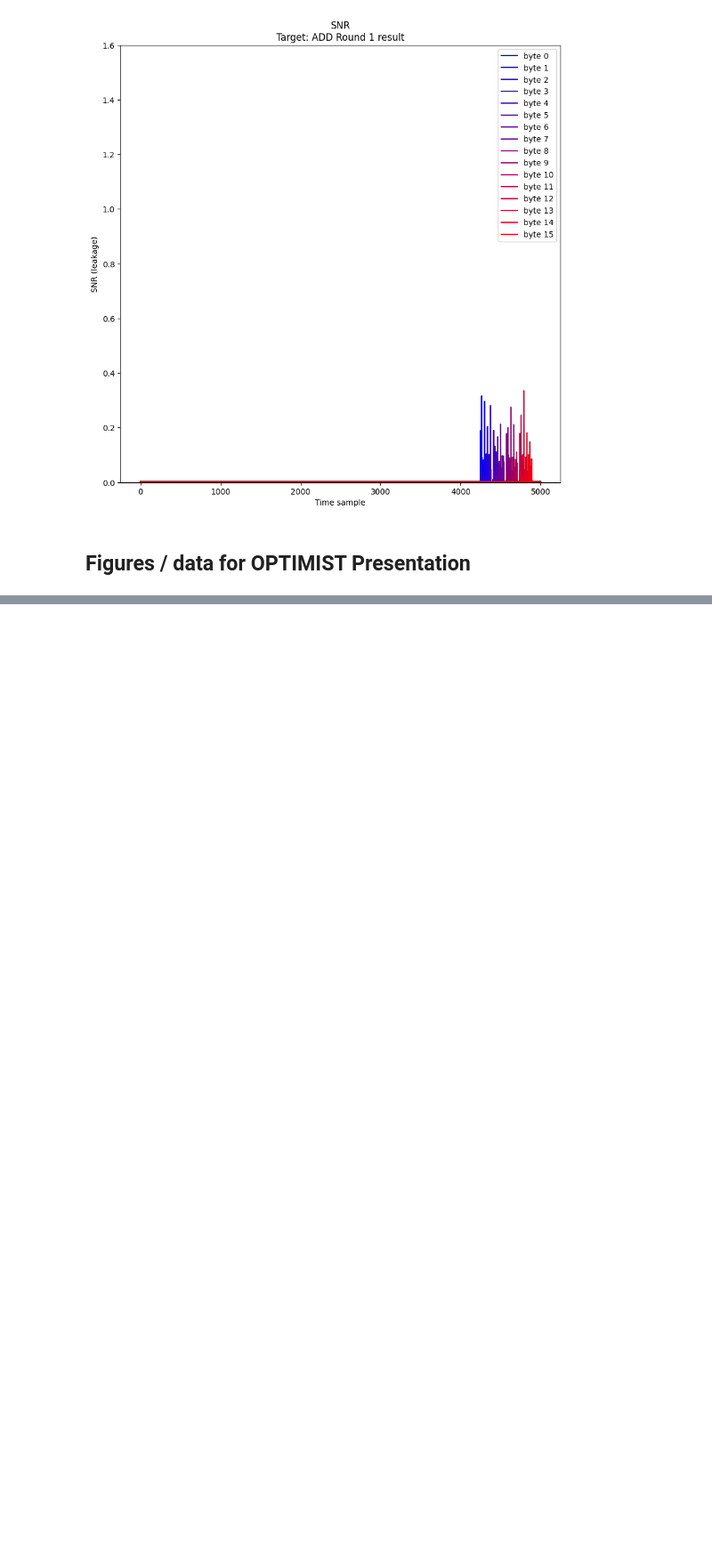
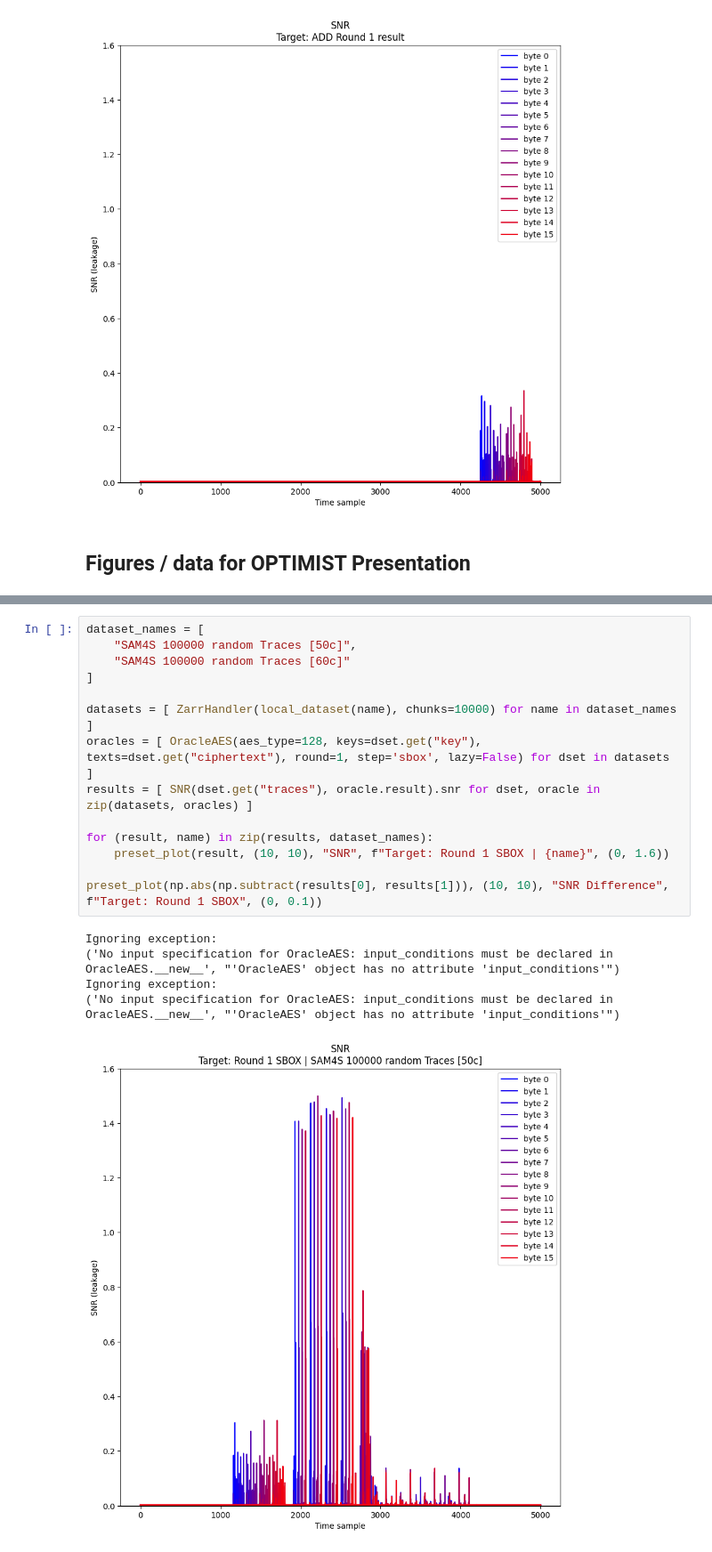
Before and after one commit to cooc1501/OPTIMIST-25, a Jupyter notebook: main.ipynb, the cells around one changed output, grey strips where cells are left out. Shown: that part at 89% size. Saved outputs shown, nothing was run; the diff lists cells and outputs as text; blank space fills up the shorter version.

```diff
--- a/main.ipynb
+++ b/main.ipynb
@@ -118,0 +173,20 @@ ModuleNotFoundError: No module named 'src.ral_scarr'
+# %%
+dataset_names = [
+    "SAM4S 100000 random Traces [50c]",
+    "SAM4S 100000 random Traces [60c]"
+]
+
+datasets = [ ZarrHandler(local_dataset(name), chunks=10000) for name in dataset_names ]
+oracles = [ OracleAES(aes_type=128, keys=dset.get("key"), texts=dset.get("ciphertext"), round=1, step='sbox', lazy=False) for dset in datasets ]
+results = [ SNR(dset.get("traces"), oracle.result).snr for dset, oracle in zip(datasets, oracles) ]
+
+for (result, name) in zip(results, dataset_names):
+    preset_plot(result, (10, 10), "SNR", f"Target: Round 1 SBOX | {name}", (0, 1.6))
+
+preset_plot(np.abs(np.subtract(results[0], results[1])), (10, 10), "SNR Difference", f"Target: Round 1 SBOX", (0, 0.1))
+# %% [output]
+Ignoring exception:
+('No input specification for OracleAES: input_conditions must be declared in OracleAES.__new__', "'OracleAES' object has no attribute 'input_conditions'")
+Ignoring exception:
+('No input specification for OracleAES: input_conditions must be declared in OracleAES.__new__', "'OracleAES' object has no attribute 'input_conditions'")
+[figure, added]
```
Also changed, not shown: parts of 3 cells of this notebook, 5 other files.
